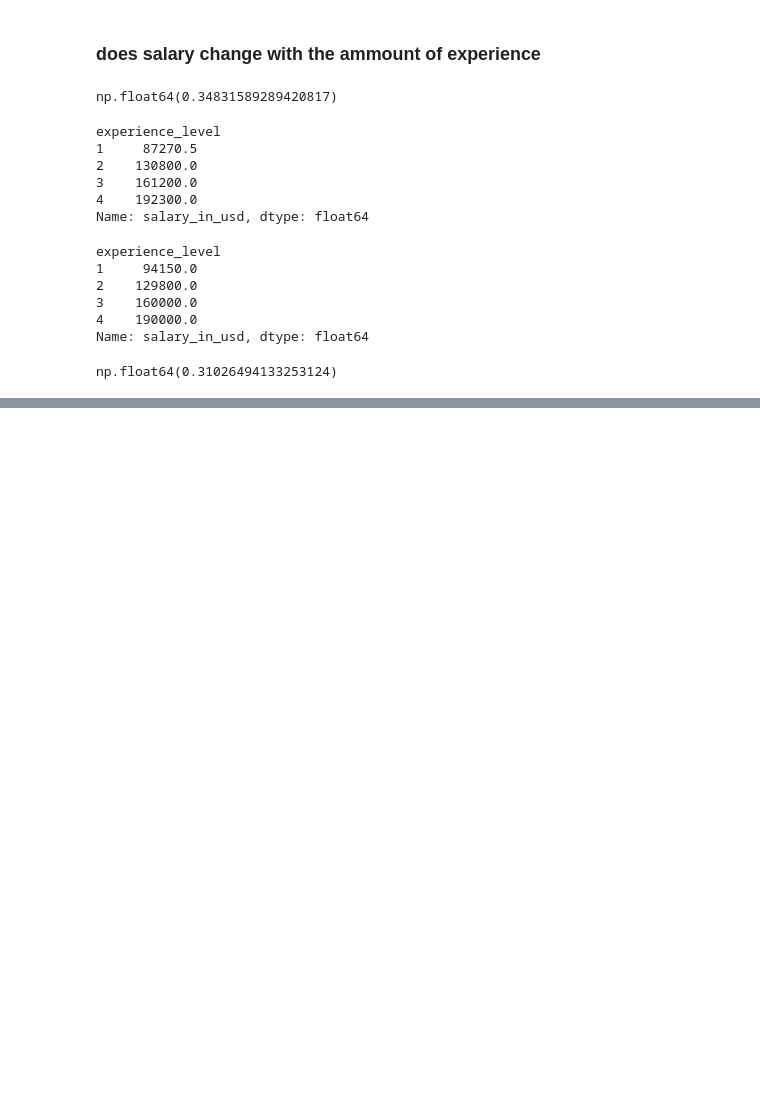
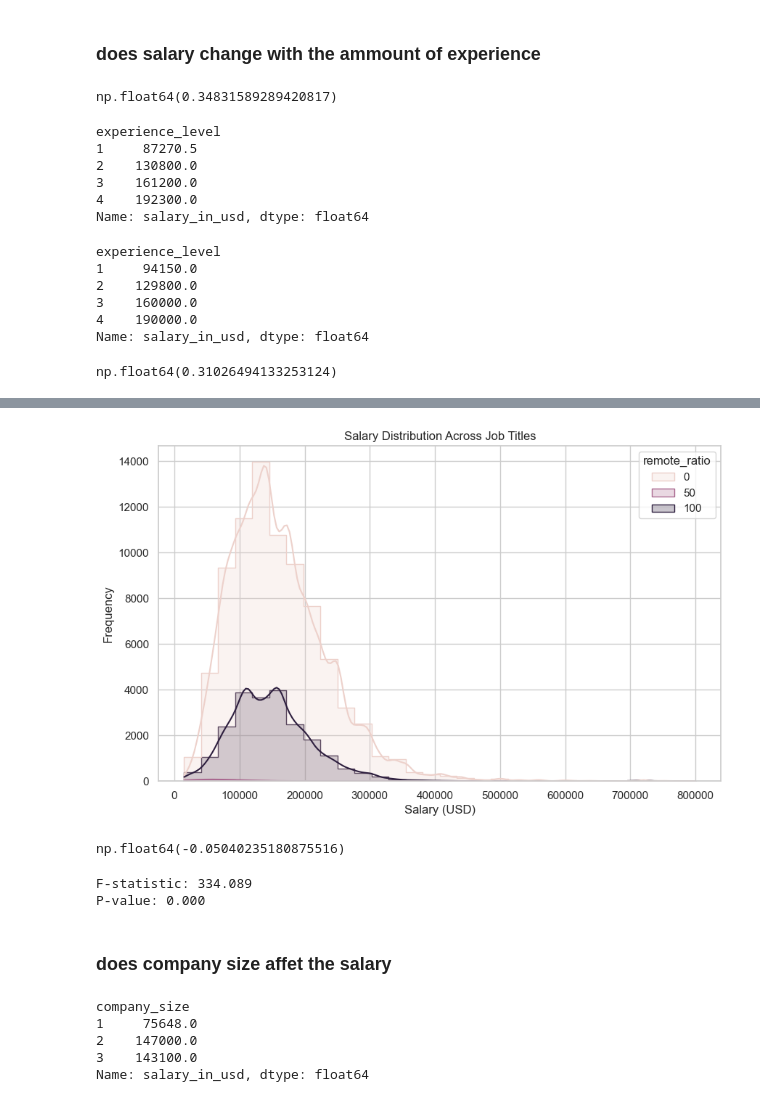
Before and after one commit to hasithapramuditha/Predicting-Data-Science-Salaries, a Jupyter notebook: EDA.ipynb, the cells around one changed output, grey strips where cells are left out. Cells and saved outputs as stored; diff of their text form; code cells hidden in the pictures; blank space fills up the shorter version.

```diff
--- a/EDA.ipynb
+++ b/EDA.ipynb
@@ -317,0 +443,47 @@ np.float64(0.31026494133253124)
+# %%
+
+plt.figure(figsize=(10,6))
+sns.histplot(data=df, x="salary_in_usd", hue="remote_ratio", kde=True, element="step", bins=30)
+#hue="job_title": separate distributions by job title (different colors)
+
+plt.title("Salary Distribution Across Job Titles")
+plt.xlabel("Salary (USD)")
+plt.ylabel("Frequency")
+plt.show()
+# %% [output]
+[figure, added]
+# %%
+df["remote_ratio"].corr(df["salary_in_usd"], method="spearman")
+# %% [output]
+np.float64(-0.05040235180875516)
+# %%
+#ANOVA testing
+
+#salary_in_usd continous/numerical
+#remote_ratio nominal/catogorical
+
+#h0 no significant difference between means between job titles
+#h1 at least one group mean differs significantly.
+
+groups = [group["salary_in_usd"].values for name, group in df.groupby("remote_ratio")]
+
+f_stat, p_value = stats.f_oneway(*groups)
+
+print(f"F-statistic: {f_stat:.3f}")
+print(f"P-value: {p_value:.3f}")
+
+#p < 0.05 → at least one group mean differs significantly.
+#p ≥ 0.05 → no significant difference between means.
+# %% [output]
+F-statistic: 334.089
+P-value: 0.000
+# %% [markdown]
+### does company size affet the salary
+# %%
+df.groupby(["company_size"])["salary_in_usd"].median()
+# %% [output]
+company_size
+1     75648.0
+2    147000.0
+3    143100.0
+Name: salary_in_usd, dtype: float64
```
Also changed, not shown: parts of 27 cells of this notebook.
